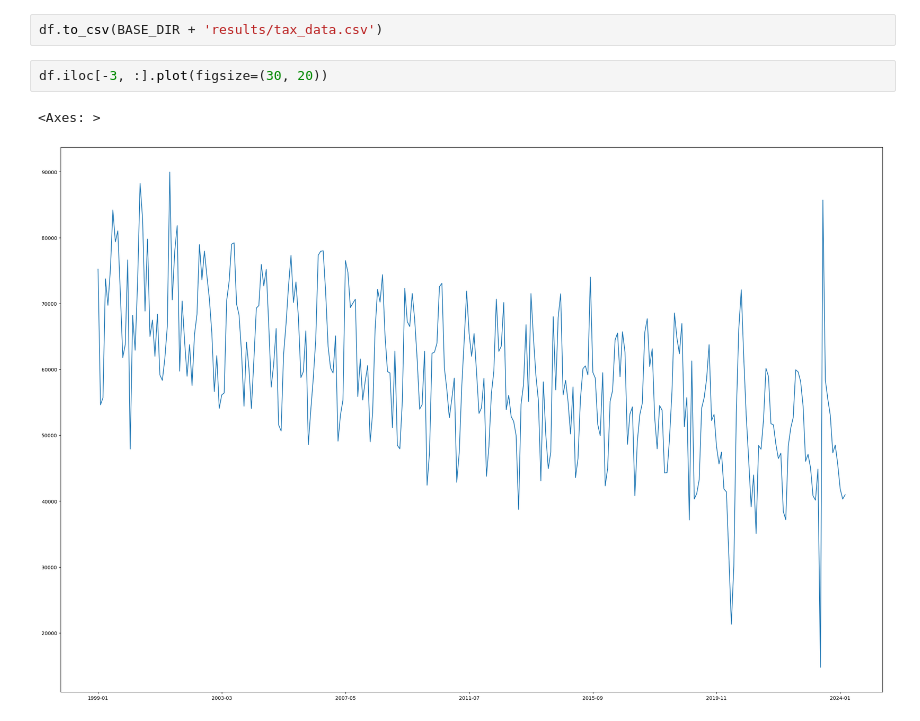
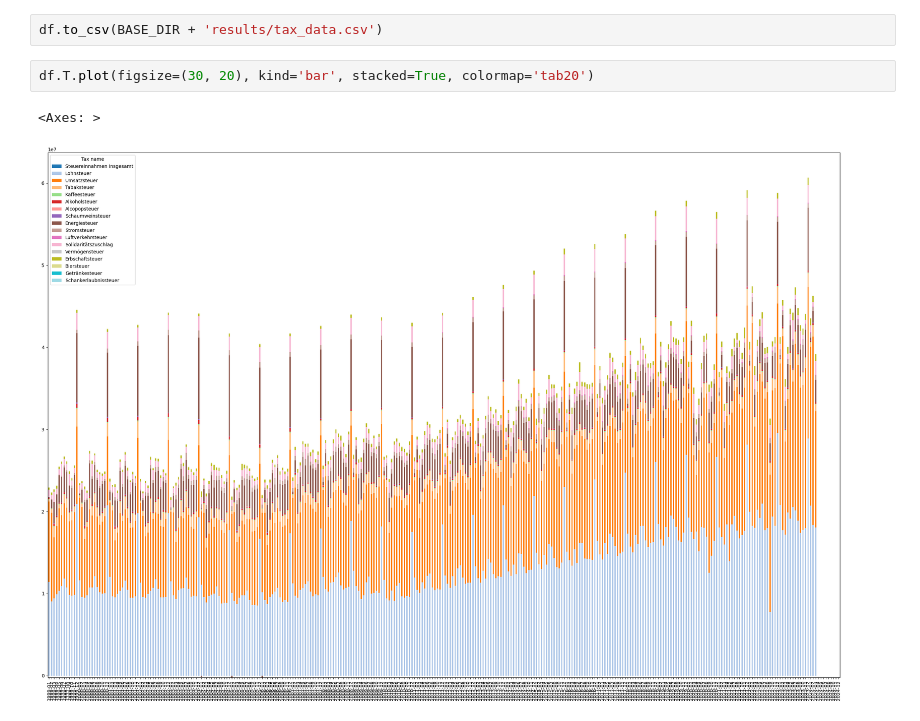
Before and after one commit to n-koenig/german_tax_income_analysis, a Jupyter notebook: bin/exploration.ipynb, the cells around one changed output. Drawn from its saved outputs; the diff is of its cells as text.

```diff
--- a/bin/exploration.ipynb
+++ b/bin/exploration.ipynb
@@ -70,7 +70,7 @@ df
 # %%
 df.to_csv(BASE_DIR + 'results/tax_data.csv')
 # %%
-df.iloc[-3, :].plot(figsize=(30, 20))
+df.T.plot(figsize=(30, 20), kind='bar', stacked=True, colormap='tab20')
 # %% [output]
 <Axes: >
-[figure, old version]
+[figure, new version]
```
Also changed, not shown: parts of 3 cells of this notebook, 2 other files.
